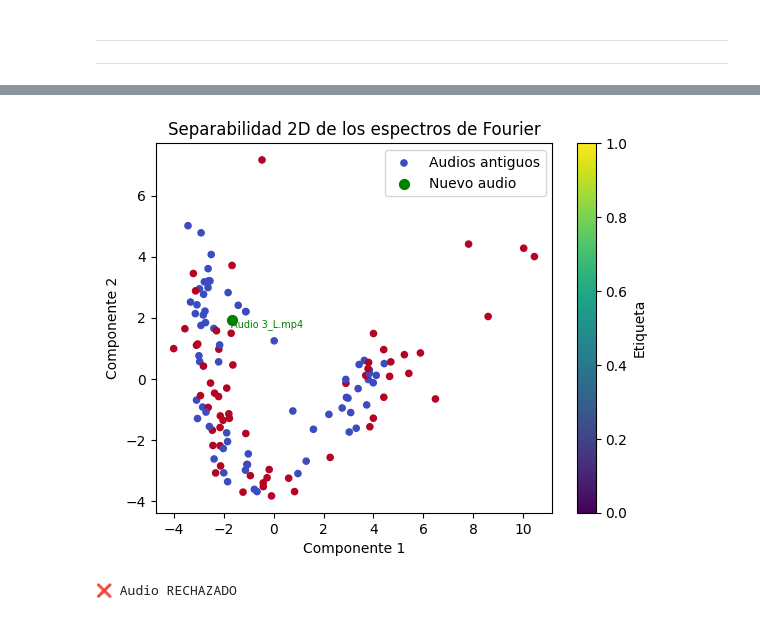
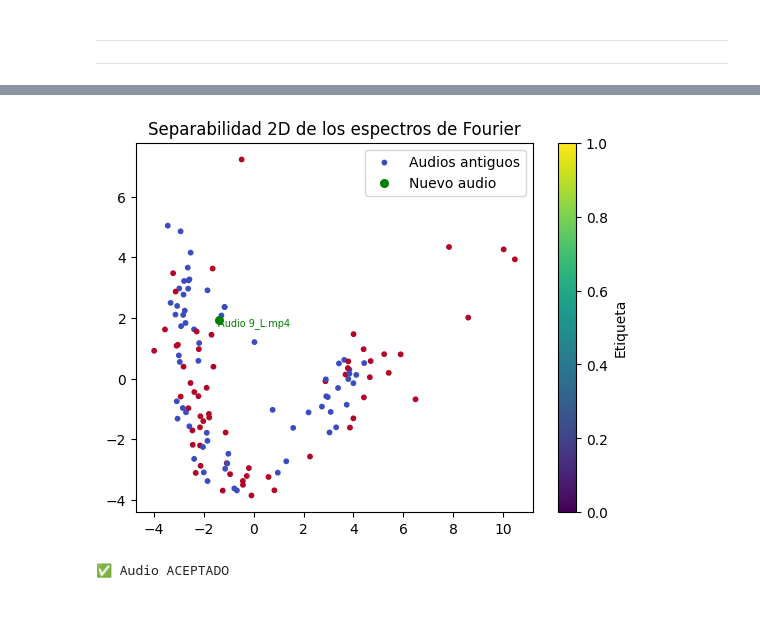
Before and after one commit to JParraArias/SignalsAndSystems2024-2, a Jupyter notebook: Audio_detector_Parcial 2.ipynb, the cells around one changed output, grey strips where cells are left out. Drawn from its saved outputs; the diff is of its cells as text; code cells hidden in the pictures.

```diff
--- a/Audio_detector_Parcial 2.ipynb
+++ b/Audio_detector_Parcial 2.ipynb
@@ -491,51 +492,49 @@ Espectro normalizado (primeros 10 valores): [0.0022876  0.00438079 0.00774607 0.
 # %%
 # Determinar el número máximo de puntos en el espectro
 max_len = Xw_.shape[1]
 
 # Ajustar la longitud del espectro del nuevo audio para que coincida con los antiguos
 Xw_nuevo_normalizado_resized = np.pad(Xw_nuevo_normalizado[:fmax], (0, max_len - Xw_nuevo_normalizado[:fmax].shape[0]), mode='constant')
 
 # Concatenar todos los espectros de Fourier antiguos con el nuevo audio ajustado
 X_combined = np.concatenate([Xw_, Xw_nuevo_normalizado_resized.reshape(1, -1)], axis=0)
 
 # Concatenar todas las etiquetas de los audios antiguos con la etiqueta del nuevo audio
-label_combined = np.concatenate([label.flatten(), np.array([2])])  #Suponiendo que el nuevo audio es de "Sebastian" (etiqueta 2)
+label_combined = np.concatenate([label.flatten(), np.array([2])])
 
 # Usar PCA para reducir la dimensión
 red_ = PCA(n_components=2, random_state=123)
-X_2D_combined = red_.fit_transform(X_combined)
+X_2D = red_.fit_transform(X_combined)
 
 # Visualización en 2D
 plt.figure
 
 # Graficar los audios antiguos
-plt.scatter(X_2D_combined[:-1, 0], X_2D_combined[:-1, 1], c=label_combined[:-1], s=20, cmap='coolwarm', label='Audios antiguos')
+plt.scatter(X_2D[:-1, 0], X_2D[:-1, 1], c=label_combined[:-1], s=10, cmap='coolwarm', label='Audios antiguos')
 
 # Graficar el nuevo audio
-plt.scatter(X_2D_combined[-1, 0], X_2D_combined[-1, 1], c='g', s=50, label='Nuevo audio')  # Usar color verde para el nuevo audio
+plt.scatter(X_2D[-1, 0], X_2D[-1, 1], c='g', s=30, label='Nuevo audio')  # Usar color verde para el nuevo audio
 
 # Añadir texto con el nombre del nuevo archivo
-plt.text(X_2D_combined[-1, 0] * 1.03, X_2D_combined[-1, 1] * 1.03, f"{nuevo_audio}", fontsize=7, color='g', ha='left', va='top')
+plt.text(X_2D[-1, 0] * 1.03, X_2D[-1, 1] * 1.03, f"{nuevo_audio}", fontsize=7, color='g', ha='left', va='top')
 
 # Mostrar colorbar y etiquetas
 plt.colorbar(label='Etiqueta')
-plt.xlabel('Componente 1')
-plt.ylabel('Componente 2')
 plt.title('Separabilidad 2D de los espectros de Fourier')
 plt.legend()
 plt.show()
 # %% [output]
-[figure, old version]
+[figure, new version]
 # %%
 from scipy.spatial.distance import cdist
 import numpy as np
 
 # Extraer las representaciones 2D de los audios antiguos (sin incluir el nuevo audio)
-X_old = X_2D_combined[:-1]  # Todos los puntos menos el último
+X_old = X_2D[:-1]  # Todos los puntos menos el último
 labels_old = label_combined[:-1]  # Etiquetas de los audios antiguos
 
 # Obtener las coordenadas 2D del nuevo audio
-X_new = X_2D_combined[-1].reshape(1, -1)  # El nuevo audio es el último punto
+X_new = X_2D[-1].reshape(1, -1)  # El nuevo audio es el último punto
 
 # Calcular las distancias entre el nuevo audio y todos los anteriores
 distances = cdist(X_new, X_old, metric='euclidean')  # Usamos la distancia euclidiana
@@ -547,7 +546,7 @@ index_closer = np.argmin(distances)  # Índice del audio más cercano
 closest_label = labels_old[index_closer]
 
 # Definir un umbral de distancia para aceptación
-umbral_distancia = 0.05  # Ajusta este valor según tus necesidades
+umbral_distancia = 0.25  # Ajusta este valor según tus necesidades
 
 # Verificar si el nuevo audio está más cerca del grupo con etiqueta 1 y si la distancia es menor que el umbral
 if closest_label == 1 and distances[0, index_closer] < umbral_distancia:
@@ -555,4 +554,4 @@ if closest_label == 1 and distances[0, index_closer] < umbral_distancia:
 else:
     print("❌ Audio RECHAZADO")
 # %% [output]
-❌ Audio RECHAZADO
+✅ Audio ACEPTADO
```
Also changed, not shown: parts of 5 cells of this notebook.
